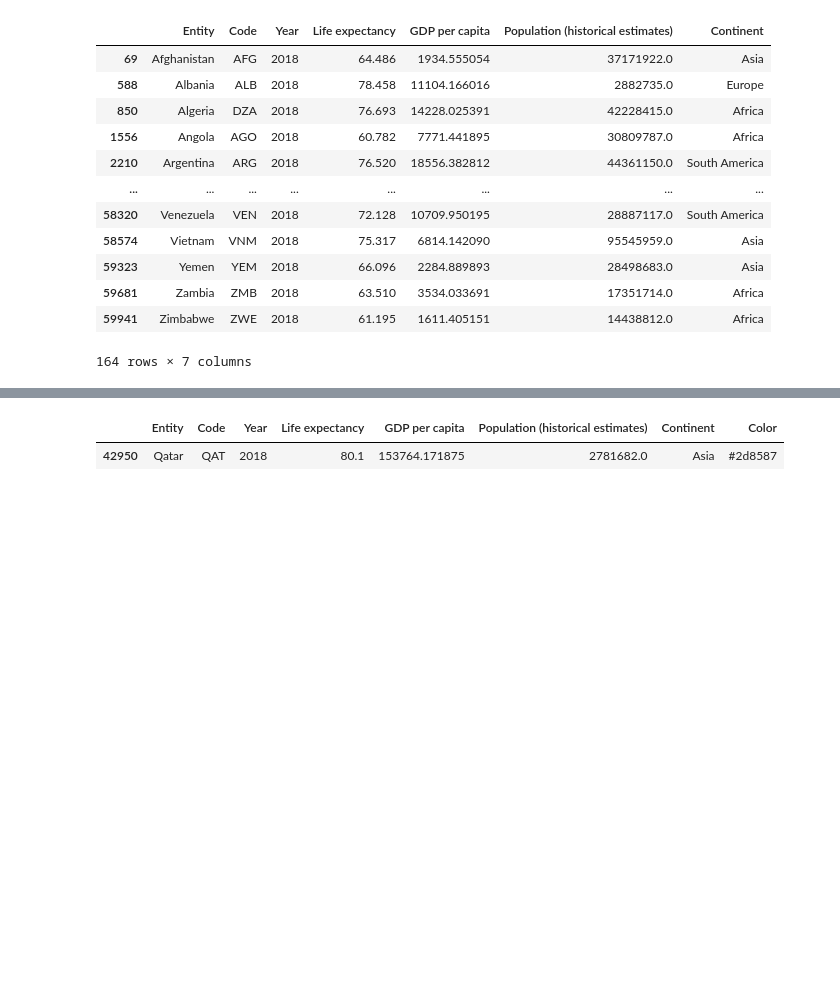
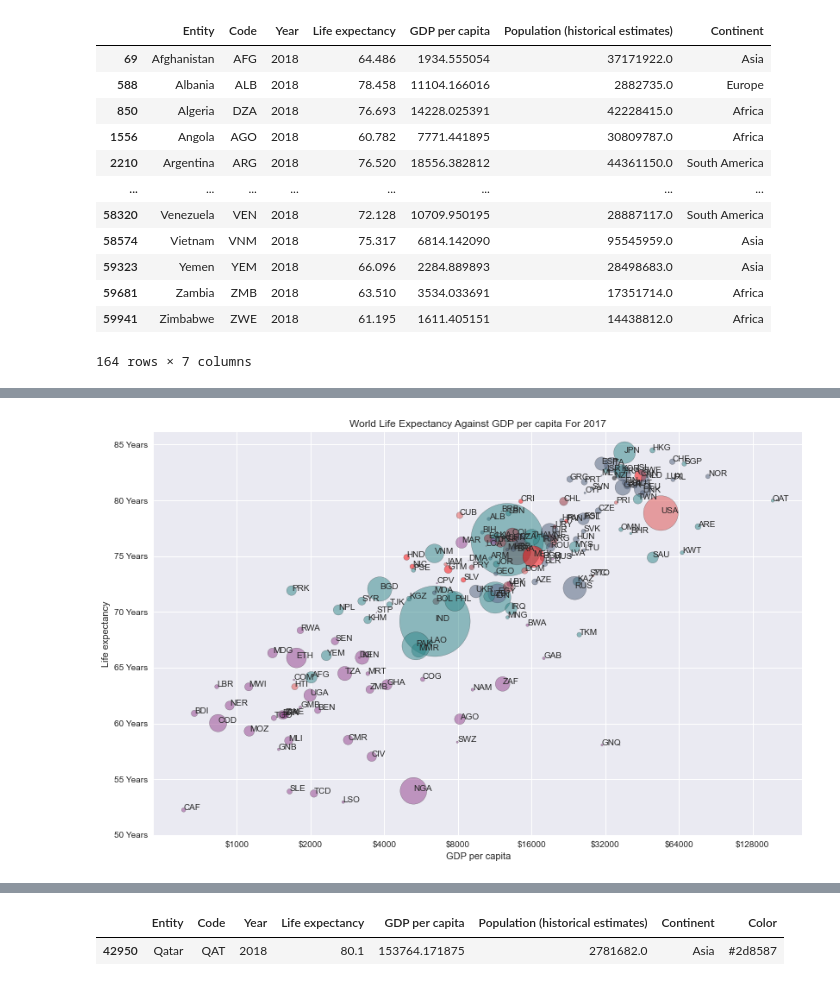
Before and after one commit to LloydTea/World-GDP-Vs-Life-Expectancy, a Jupyter notebook: Data Analysis.ipynb, the cells around one changed output, grey strips where cells are left out. Drawn from its saved outputs; the diff is of its cells as text; code cells hidden in the pictures; blank space fills up the shorter version.

```diff
--- a/Data Analysis.ipynb
+++ b/Data Analysis.ipynb
@@ -286,3 +286,28 @@ plt.show()
+# %%
+#Creating A Scatter Plot With The Data Now Using A Different Theme Seaborn
+plt.style.use('seaborn')
+fig = plt.figure(figsize=(12,8))
+
+#enter the year you wish to plot a graph for
+year = 2017
+
+world_data_maincol_year = world_data_maincol[world_data_maincol['Year'] == year]
+
+population = world_data_maincol_year['Population (historical estimates)'] /200000
+
+plt.scatter(world_data_maincol_year['GDP per capita'], world_data_maincol_year['Life expectancy'], population, c = world_data_maincol_year['Color'], alpha = 0.5, label ='Continent', edgecolors='black' )
+plt.xlabel('GDP per capita')
+plt.ylabel('Life expectancy')
+plt.xscale('log')
+plt.xticks([1000, 2000, 4000, 8000, 16000, 32000, 64000, 128000], ['$1000','$2000','$4000','$8000', '$16000', '$32000', '$64000','$128000'])
+plt.yticks([50, 55, 60, 65, 70, 75, 80, 85],['50 Years','55 Years', '60 Years', '65 Years', '70 Years', '75 Years', '80 Years', '85 Years'])
+plt.title('World Life Expectancy Against GDP per capita For ' + str(year))
+plt.grid(True)
+for lab, rows in world_data_maincol_year.iterrows():
+    plt.annotate(rows['Code'], (rows['GDP per capita'], rows['Life expectancy']), fontsize=10)
+plt.show()
+# %% [output]
+[figure, added]
 # %%
 #Statistics Calculation:
 
```
Also changed, not shown: parts of 2 cells of this notebook.
